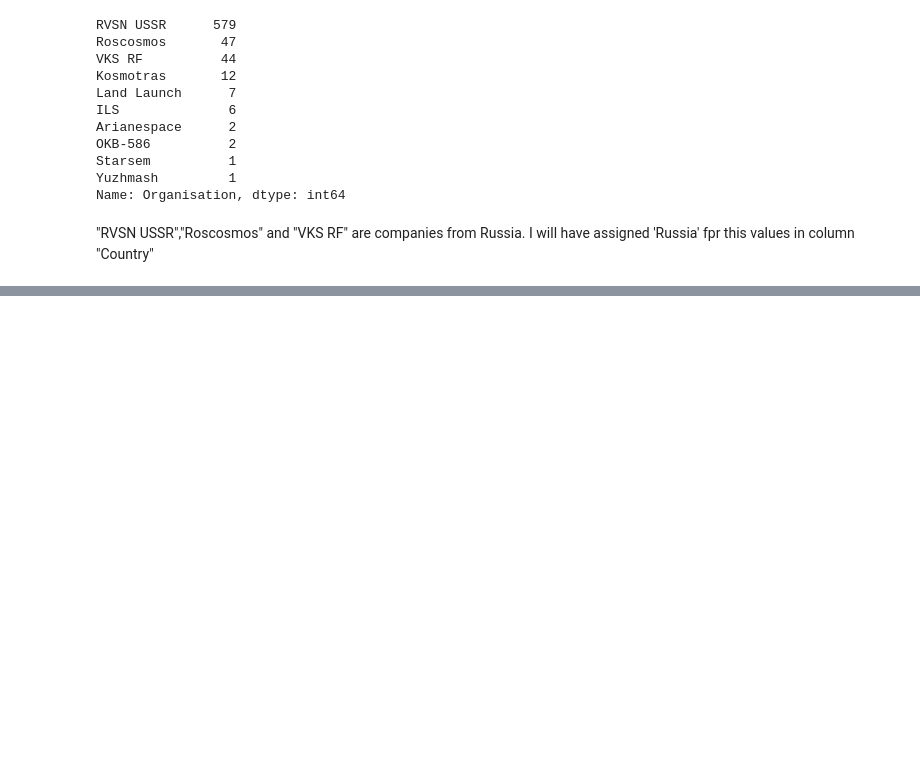
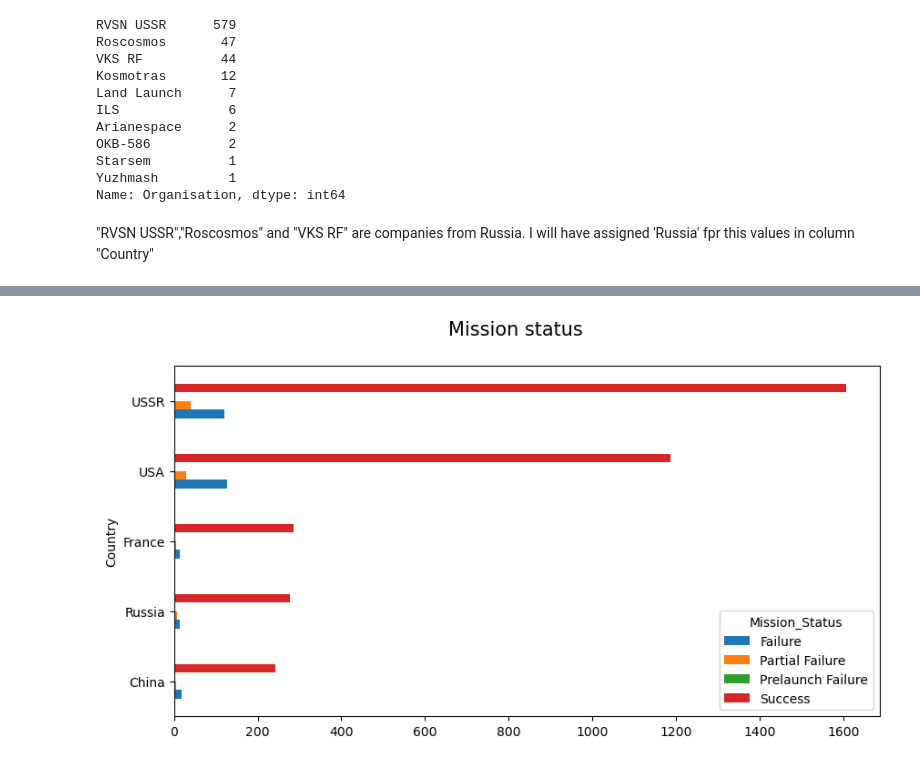
Before and after one commit to thaisangcr7/Space_Mission_Launches, a Jupyter notebook: P_SML.ipynb, the cells around one changed output, grey strips where cells are left out. Cells and saved outputs as stored; diff of their text form; code cells hidden in the pictures; blank space fills up the shorter version.

```diff
--- a/P_SML.ipynb
+++ b/P_SML.ipynb
@@ -178,0 +271,15 @@ Name: Country, dtype: int64
+# %%
+fig, ax = plt.subplots(figsize=(10,5));
+
+(
+    pd.crosstab(data[data['Country'].isin(top5_countries_missions.index.values)]['Country'],
+            data[data['Country'].isin(top5_countries_missions.index.values)]['Mission_Status'])
+    .reset_index()
+    .set_index(['Country'])
+    .sort_values(by=['Success'])
+    .plot.barh(ax=ax)
+);
+
+ax.figure.suptitle('Mission status', size=15);
+# %% [output]
+[figure, added]
```
Also changed, not shown: parts of 13 cells of this notebook.
